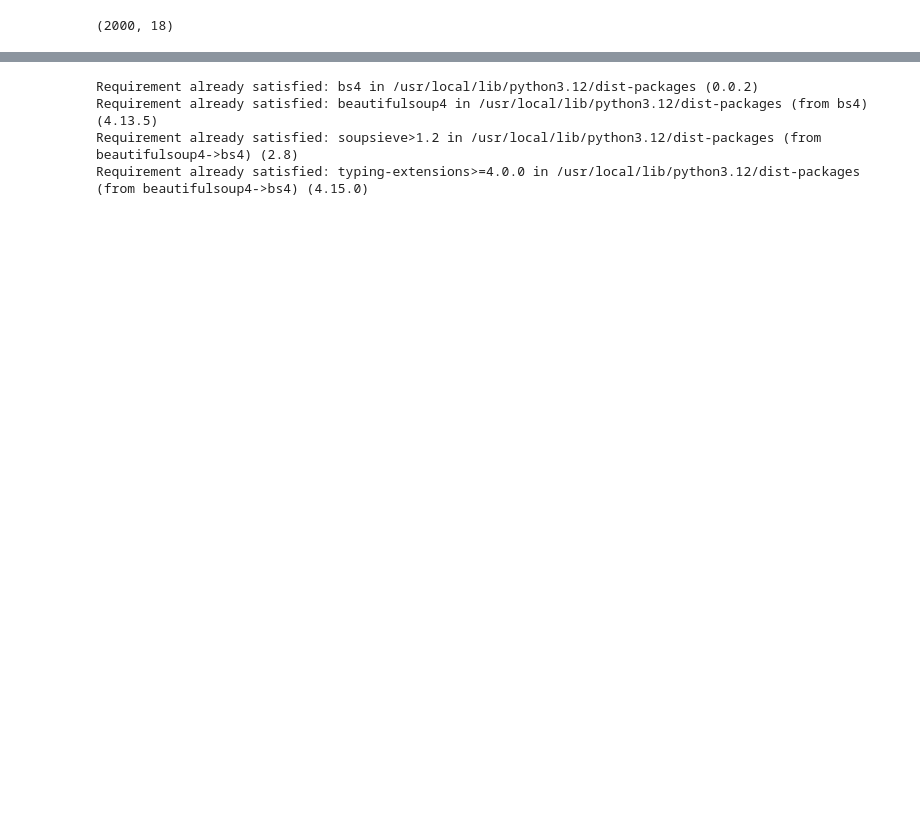
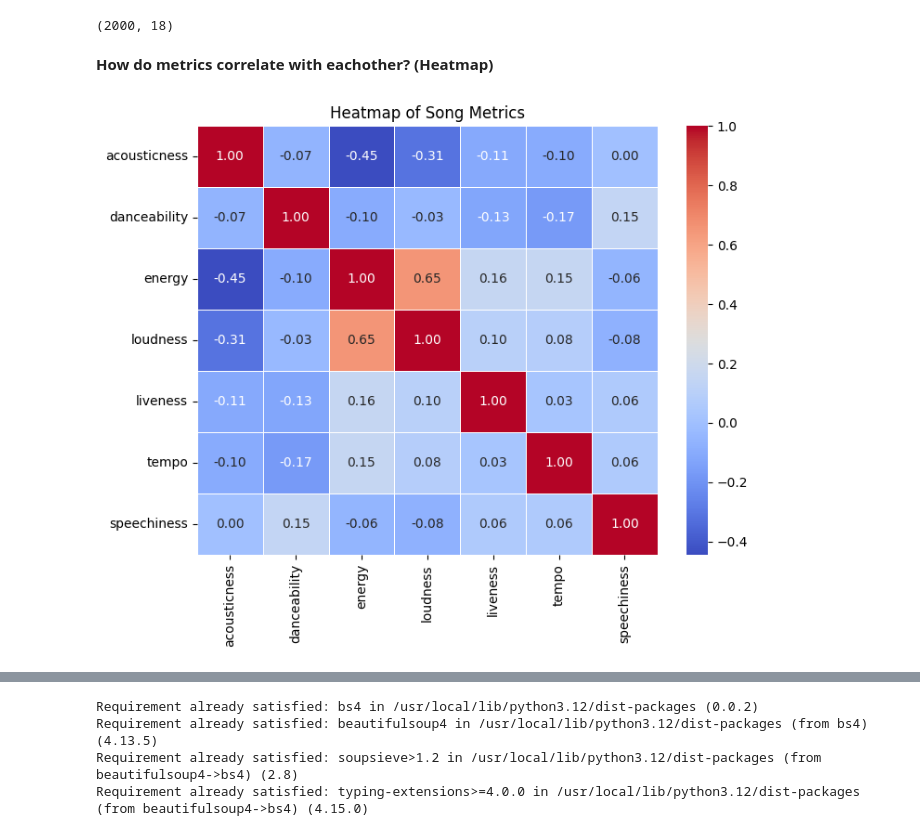
Before and after one commit to aliciaseidou/Data-ACQ, a Jupyter notebook: CA.ipynb, the cells around one changed output, grey strips where cells are left out. Saved outputs shown, nothing was run; the diff lists cells and outputs as text; code cells hidden in the pictures; blank space fills up the shorter version.

```diff
--- a/CA.ipynb
+++ b/CA.ipynb
@@ -34,3 +84,15 @@ df
 df.shape
 # %% [output]
 (2000, 18)
+# %% [markdown]
+**How do metrics correlate with eachother? (Heatmap)**
+# %%
+plt.figure(figsize=(8, 6))  # Optional: Adjust the figure size
+metric_columns = df[['acousticness', 'danceability', 'energy','loudness','liveness', 'tempo','speechiness']]
+corr= metric_columns.corr()
+sns.heatmap(corr, annot=True, cmap="coolwarm", linewidths=0.5, fmt=".2f")
+
+plt.title("Heatmap of Song Metrics")
+plt.show()
+# %% [output]
+[figure, added]
```
Also changed, not shown: parts of 50 cells of this notebook.
